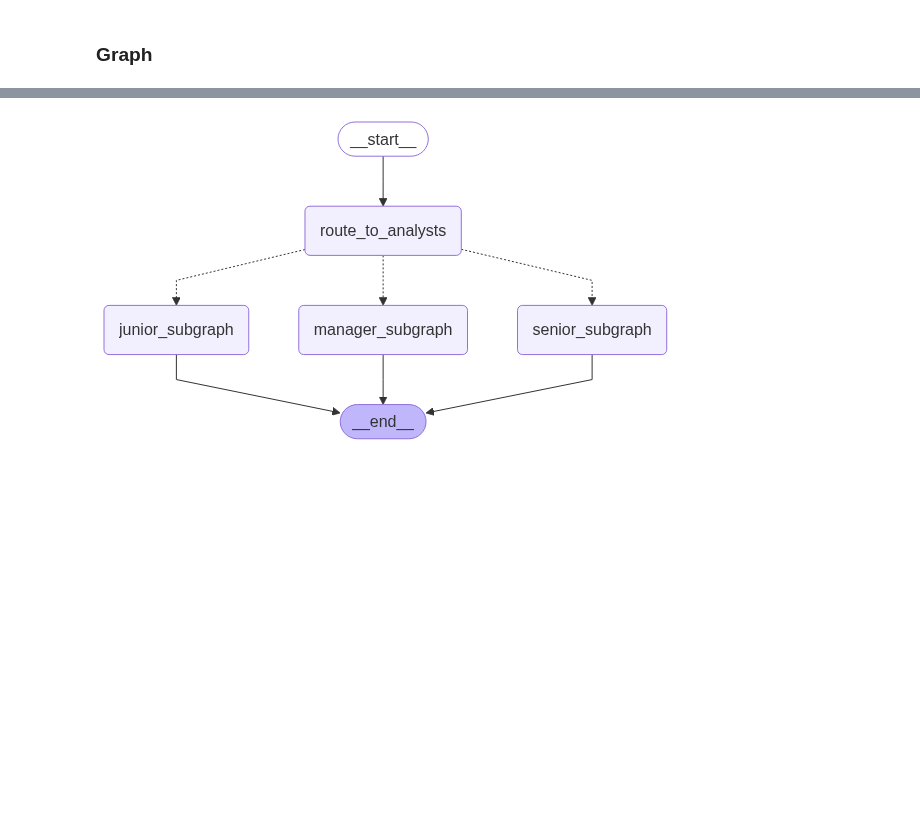
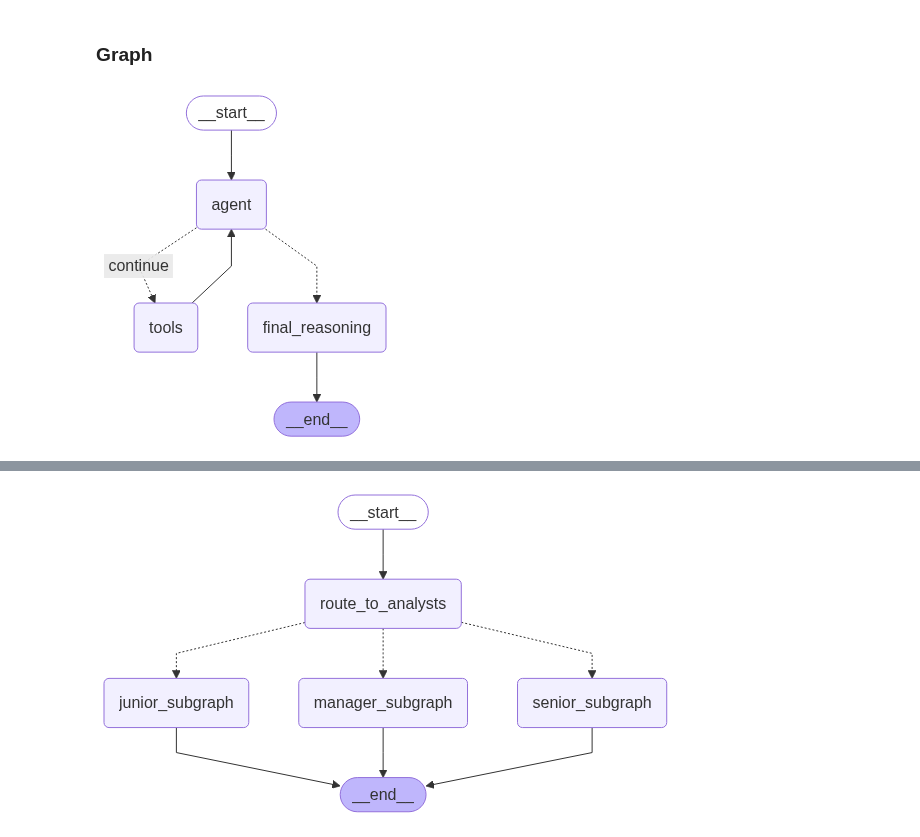
Before and after one commit to T-Sunm/Agent-course, a Jupyter notebook: LangGraph/MA-Knowledge/notebooks/Visual-agentic-ai.ipynb, the cells around one changed output, grey strips where cells are left out. Saved outputs shown, nothing was run; the diff lists cells and outputs as text; code cells hidden in the pictures; blank space fills up the shorter version.

```diff
--- a/LangGraph/MA-Knowledge/notebooks/Visual-agentic-ai.ipynb
+++ b/LangGraph/MA-Knowledge/notebooks/Visual-agentic-ai.ipynb
@@ -111,6 +111,10 @@ class Analyst(BaseModel):
     )
     tools: List[str]
 
+    system_prompt: str = Field(
+        description="System prompt for the analyst.",
+    )
+
     @property
     def affiliation(self) -> str:
         return f"{self.name} Agent for VQA"
@@ -244,22 +254,25 @@ def tool_node(state: Union[ViReJuniorState, ViReSeniorState, ViReManagerState]):
 
     for tool_call in tool_calls:
         tool_name = tool_call["name"]
-
         try:
-            if tool_name == "vqa":
-                result = vqa_tool(tool_call["args"])
+            if tool_name == "vqa_tool":
+                print(f"Processing vqa_tool calls")
+                args = tool_call["args"]
+                if not args.get("image_url"):
+                    args["image_url"] = state.get("image")
+                result = vqa_tool(args)
+                print(f"Result: {result}")
                 updates["answer_candidate"] = result
-
             elif tool_name in ["arxiv", "wikipedia", "duckduckgo_results_json"]:
+                print(f"Processing {tool_name} calls")
                 result = tools_by_name[tool_name].invoke(tool_call["args"])
+                print(f"Result: {result}")
                 if "KBs_Knowledge" not in updates:
                     updates["KBs_Knowledge"] = []
-
                 if isinstance(result, str):
                     updates["KBs_Knowledge"].append(result)
                 elif isinstance(result, list):
                     updates["KBs_Knowledge"].extend(result)
-
             else:
                 result = f"Unknown tool: {tool_name}"
 
@@ -270,7 +283,6 @@ def tool_node(state: Union[ViReJuniorState, ViReSeniorState, ViReManagerState]):
                     tool_call_id=tool_call["id"],
                 )
             )
-
         except Exception as e:
             print(f"Error processing tool {tool_name}: {e}")
             outputs.append(
@@ -280,7 +292,6 @@ def tool_node(state: Union[ViReJuniorState, ViReSeniorState, ViReManagerState]):
                     tool_call_id=tool_call["id"],
                 )
             )
-
     return updates
 
 
@@ -304,7 +315,12 @@ def call_vire_agent(
     sequence = [system_prompt, question_prompt] + history
 
     response = llm.invoke(sequence, config)
-    return {"messages": [response]}
+
+
+    updates = dict(state)  # Copy toàn bộ state hiện tại
+    updates["messages"] = state["messages"] + [response]  # Append response mới
+
+    return updates
 
 
 def final_reasoning_node(state: Union[ViReJuniorState, ViReSeniorState, ViReManagerState]):
@@ -313,8 +329,9 @@ def final_reasoning_node(state: Union[ViReJuniorState, ViReSeniorState, ViReMana
     # Tạo context từ các thông tin đã thu thập
     context_parts = []
 
+    print("state:", state)
     # Thêm answer_candidate nếu có (từ VQA)
-    if hasattr(state, 'answer_candidate') and state.get("answer_candidate"):
+    if state.get("answer_candidate"):
         context_parts.append(f"Visual Analysis Result: {state['answer_candidate']}")
 
     # Thêm KBs_Knowledge nếu có
@@ -323,7 +340,7 @@ def final_reasoning_node(state: Union[ViReJuniorState, ViReSeniorState, ViReMana
         context_parts.append(f"Knowledge Base Information:\n{kb_info}")
 
     # Thêm LLM_Knowledge nếu có
-    if hasattr(state, 'LLM_Knowledge') and state.get("LLM_Knowledge"):
+    if state.get("LLM_Knowledge"):
         context_parts.append(f"LLM Generated Knowledge: {state['LLM_Knowledge']}")
 
     # Tạo final reasoning prompt
@@ -345,10 +362,9 @@ def final_reasoning_node(state: Union[ViReJuniorState, ViReSeniorState, ViReMana
     4. Explain your reasoning briefly
     """
 
-    # LLM không cần tools cho final reasoning
     llm = ChatOpenAI(
         base_url="http://127.0.0.1:1234/v1",
-        temperature=0.1,  # Hơi creative một chút cho final reasoning
+        temperature=0.1,
         api_key="not-needed"
     )
 
@@ -356,12 +372,16 @@ def final_reasoning_node(state: Union[ViReJuniorState, ViReSeniorState, ViReMana
     human_msg = HumanMessage(content="Please provide your final analysis and answer.")
 
     final_response = llm.invoke([system_msg, human_msg])
+    print("answer_candidate:", state.get("answer_candidate", None))
+
 
     return {
         "messages": [final_response],
         "results": [final_response.content],
         "number_of_steps": state.get("number_of_steps", 0) + 1
     }
+
+
 
 def should_continue(state: Union[ViReJuniorState, ViReSeniorState, ViReManagerState]):
     messages = state["messages"]
@@ -431,3 +451,8 @@ def create_manager_subgraph():
     workflow.add_edge("final_reasoning", END)
 
     return workflow.compile()
+# %%
+senior_agent = create_senior_subgraph()
+display(Image(senior_agent.get_graph().draw_mermaid_png()))
+# %% [output]
+[figure, added]
```
Also changed, not shown: parts of 11 cells of this notebook, 2 other files.
